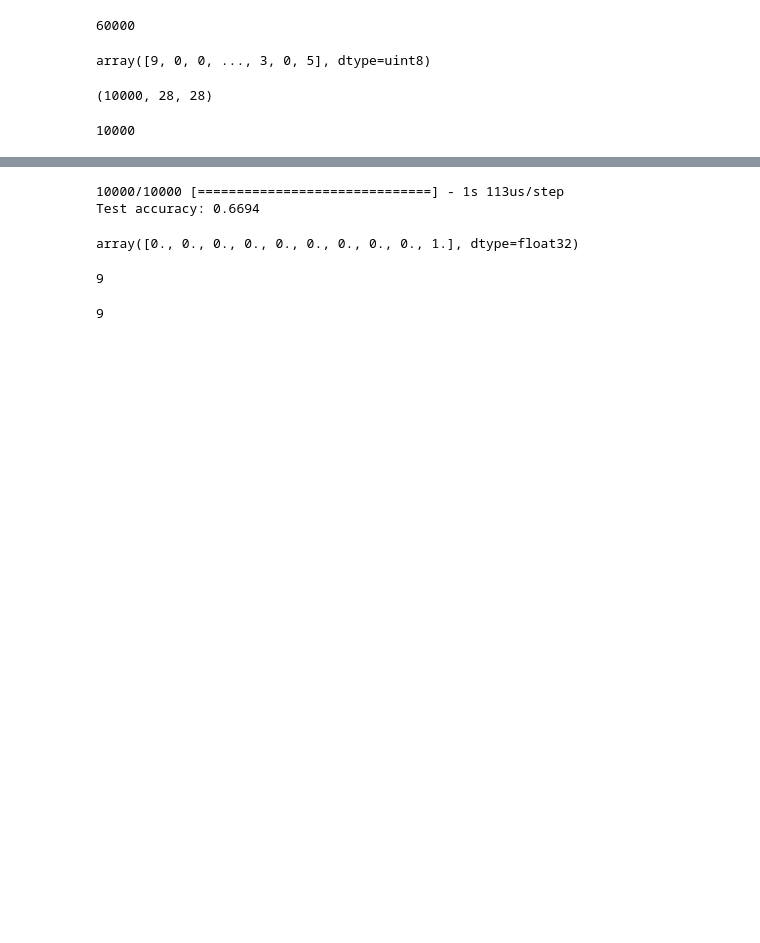
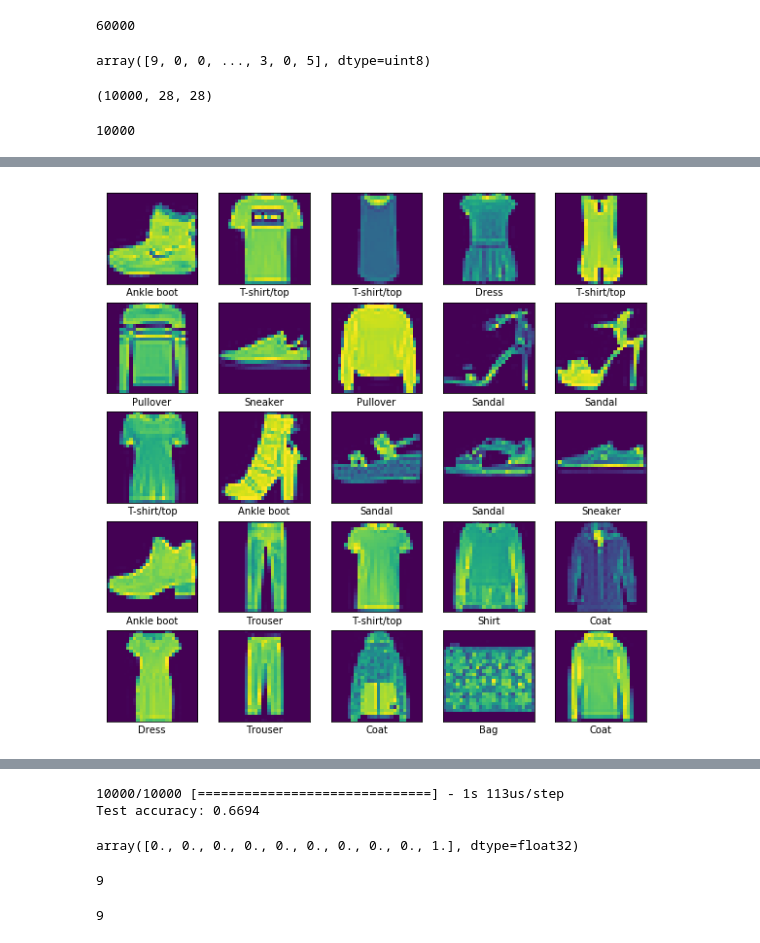
Before and after one commit to knguyen2/tensorflow, a Jupyter notebook: test_tensor.ipynb, the cells around one changed output, grey strips where cells are left out. Saved outputs shown, nothing was run; the diff lists cells and outputs as text; code cells hidden in the pictures; blank space fills up the shorter version.

```diff
--- a/test_tensor.ipynb
+++ b/test_tensor.ipynb
@@ -46,12 +49,14 @@ test_images = test_images/255.0
 # %%
 plt.figure(figsize=(10,10))
 for i in range(25):
     plt.subplot(5,5,i+1)
     plt.xticks([])
     plt.yticks([])
     plt.grid(False)
-    plt.imshow(train_images[i], cmap = plt.cm.binary)
+    plt.imshow(train_images[i]) #, cmap = plt.cm.binary
     plt.xlabel(class_names[train_labels[i]])
+# %% [output]
+[figure, added]
 # %%
 #Seting up the layers - the building block of neural network
 model = keras.Sequential([
```
Also changed, not shown: parts of 3 cells of this notebook.
